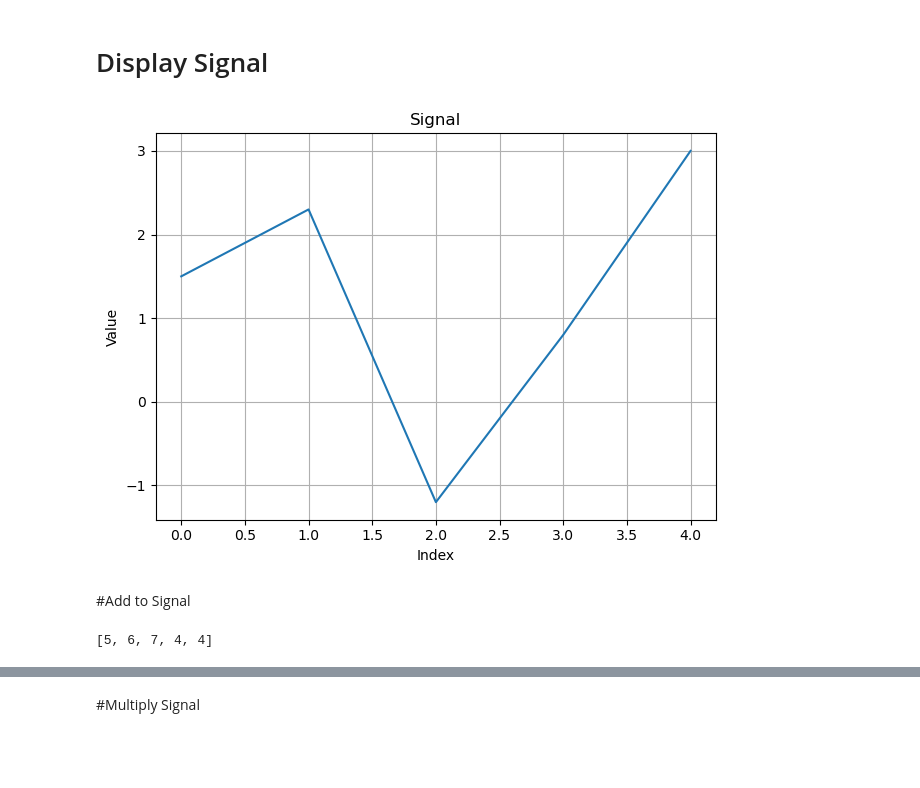
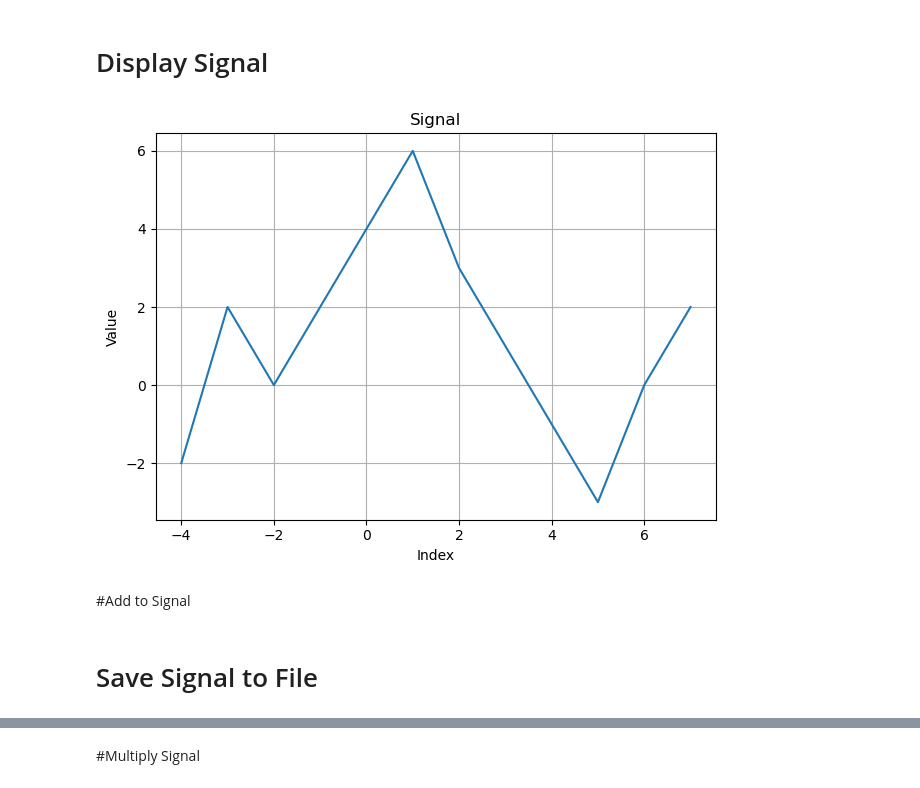
Before and after one commit to youssefx991/DSP-Tasks, a Jupyter notebook: DSP_Task_1.ipynb, the cells around one changed output, grey strips where cells are left out. Cells and saved outputs as stored; diff of their text form; code cells hidden in the pictures; blank space fills up the shorter version.

```diff
--- a/DSP_Task_1.ipynb
+++ b/DSP_Task_1.ipynb
@@ -21,0 +7,27 @@ print(result)
+# %%
+def ReadSignalFile(file_name):
+    expected_indices=[]
+    expected_samples=[]
+    with open(file_name, 'r') as f:
+        line = f.readline()
+        line = f.readline()
+        line = f.readline()
+        line = f.readline()
+        while line:
+            # process line
+            L=line.strip()
+            if len(L.split(' '))==2:
+                L=line.split(' ')
+                V1=int(L[0])
+                V2=float(L[1])
+                expected_indices.append(V1)
+                expected_samples.append(V2)
+                line = f.readline()
+            else:
+                break
+    return expected_indices,expected_samples
+# %%
+indices, samples = ReadSignalFile('Signal1.txt')
+
+for i, s in zip(indices, samples):
+    print(f"index: {i}, sample: {s}")
@@ -22,8 +47,8 @@ print(result)
 # %% [markdown]
 # Display Signal
 # %%
-def display_signal(signal: list[float]):
-    plt.plot([x for x in range(len(signal))], [y for y in signal]) # x -> indices , y -> values
+def display_signal(indices : list[float], samples : list[float]):
+    plt.plot(indices, samples) # x -> indices , y -> values
     plt.xlabel('Index')
     plt.ylabel('Value')
     plt.title('Signal')
@@ -31,9 +56,9 @@ def display_signal(signal: list[float]):
     plt.tight_layout()  # adjusts padding
     plt.savefig('signal.png') # save img
     plt.show()
-# %%
-display_signal(read_signal_from_file('signal.txt'))
-# %% [output]
-[figure, removed]
+# %%
+display_signal(indices, samples)
+# %% [output]
+[figure, added]
 # %% [markdown]
 #Add to Signal
@@ -53,5 +64,0 @@ def add_signal(original_signal : list[float], extra_signal : list[float]):
-# %%
-result = add_signal([1, 2, 3], [4,4,4,4,4])
-print(result)
-# %% [output]
-[5, 6, 7, 4, 4]
@@ -57,0 +100,2 @@ print(result)
+# %% [markdown]
+# Save Signal to File
```
Also changed, not shown: parts of 20 cells of this notebook, 2 other files.
